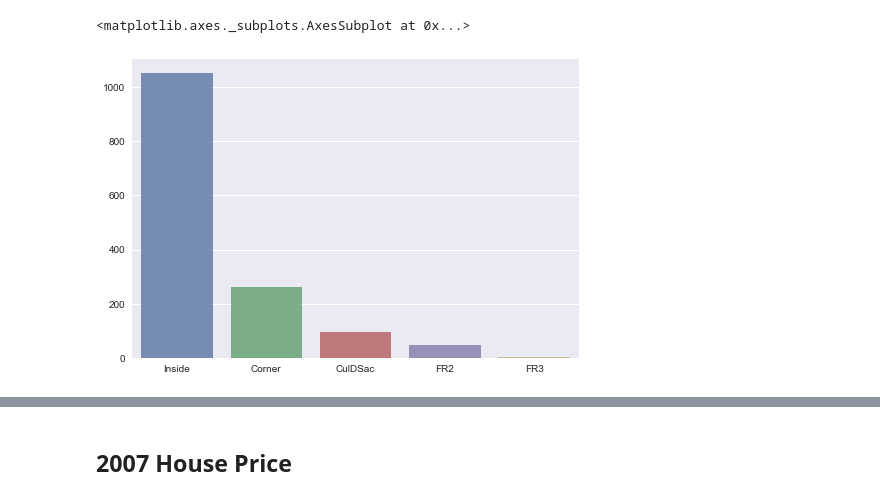
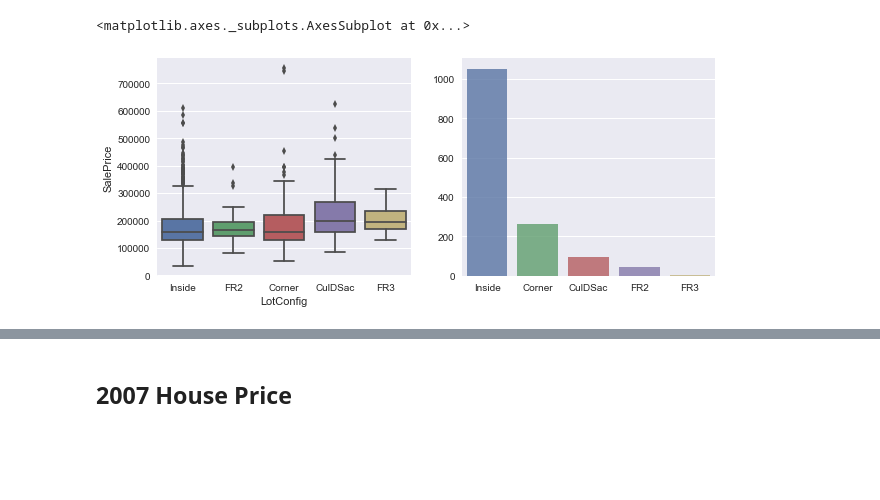
Before and after one commit to AngeloK/house-price-prediction, a Jupyter notebook: main-notebook.ipynb, the cells around one changed output, grey strips where cells are left out. Saved outputs shown, nothing was run; the diff lists cells and outputs as text; code cells hidden in the pictures; blank space fills up the shorter version.

```diff
--- a/main-notebook.ipynb
+++ b/main-notebook.ipynb
@@ -25,10 +29,12 @@ sn.barplot(mszoning.index, mszoning.values, alpha=0.8)
 # %%
 logconfig = df['LotConfig'].value_counts()
-# %%
-sn.barplot(logconfig.index, logconfig.values, alpha=0.8)
-# %% [output]
-<matplotlib.axes._subplots.AxesSubplot at 0x...>
-[figure, removed]
+# %%
+fig, ax = plt.subplots(1, 2, figsize = (10, 4))
+sn.boxplot('LotConfig', 'SalePrice', data=df, ax=ax[0])
+sn.barplot(logconfig.index, logconfig.values, alpha=0.8)
+# %% [output]
+<matplotlib.axes._subplots.AxesSubplot at 0x...>
+[figure, added]
 # %%
 year_price = df.loc[df['YrSold'] == 2007]
 # %%
```
Also changed, not shown: parts of 21 cells of this notebook.
